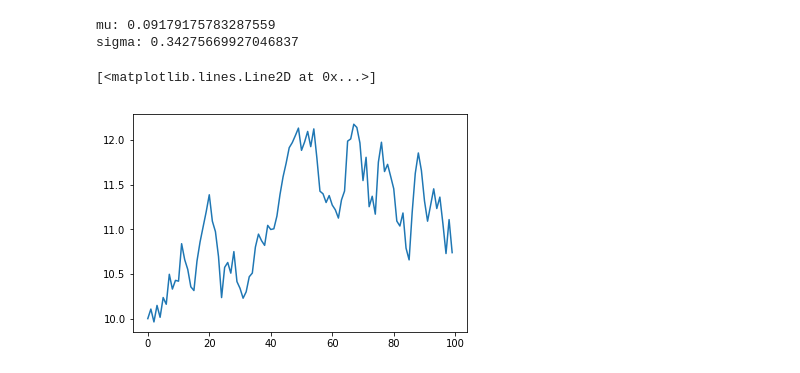
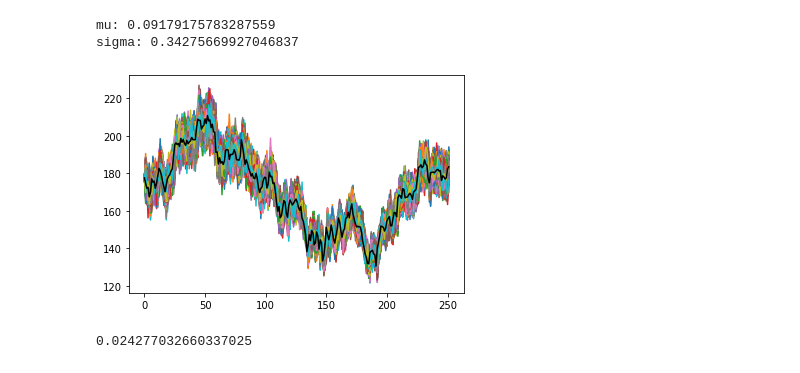
Before and after one commit to CamiVasz/Procesos-Estocasticos-2, a Jupyter notebook: Estimacion de parametros/Movimiento Browniano geometrico.ipynb, the cells around one changed output. Cells and saved outputs as stored; diff of their text form; code cells hidden in the pictures.

```diff
--- a/Estimacion de parametros/Movimiento Browniano geometrico.ipynb
+++ b/Estimacion de parametros/Movimiento Browniano geometrico.ipynb
@@ -114,18 +114,28 @@ mu: 0.09179175783287559
 sigma: 0.34275669927046837
 # %%
 # Parametros
-N = 100
 dt = 1/252
 #mu = 0.5
 sg = sigma
 # Condicion inicial
-X0 = 10
-S = np.zeros(N)
-S[0] = X0
-for j in range(1,N):
-    S[j] = S[j-1] + mu*S[j-1]*dt + sg*S[j-1]*np.sqrt(dt)*np.random.normal()
+X0 = X[0]
+k = 1000
+S = np.zeros((k,N))
+S[:,0] = X0
+e = []
+for i in range(k):
+    err = []
+    for j in range(1,N):
+        S[i,j] = X[j-1] + mu*X[j-1]*dt + sg*X[j-1]*np.sqrt(dt)*np.random.normal()
+        err.append(np.abs(S[i,j] - X[j])/X[j])
+    e.append(np.mean(err))
 # %%
-plt.plot(S)
+plt.plot(S.T)
+plt.plot(X, 'black')
+plt.show()
 # %% [output]
-[<matplotlib.lines.Line2D at 0x...>]
-[figure, old version]
+[figure, new version]
+# %%
+print(np.mean(e))
+# %% [output]
+0.024277032660337025
```
Also changed, not shown: parts of 2 cells of this notebook, 18 other files.
